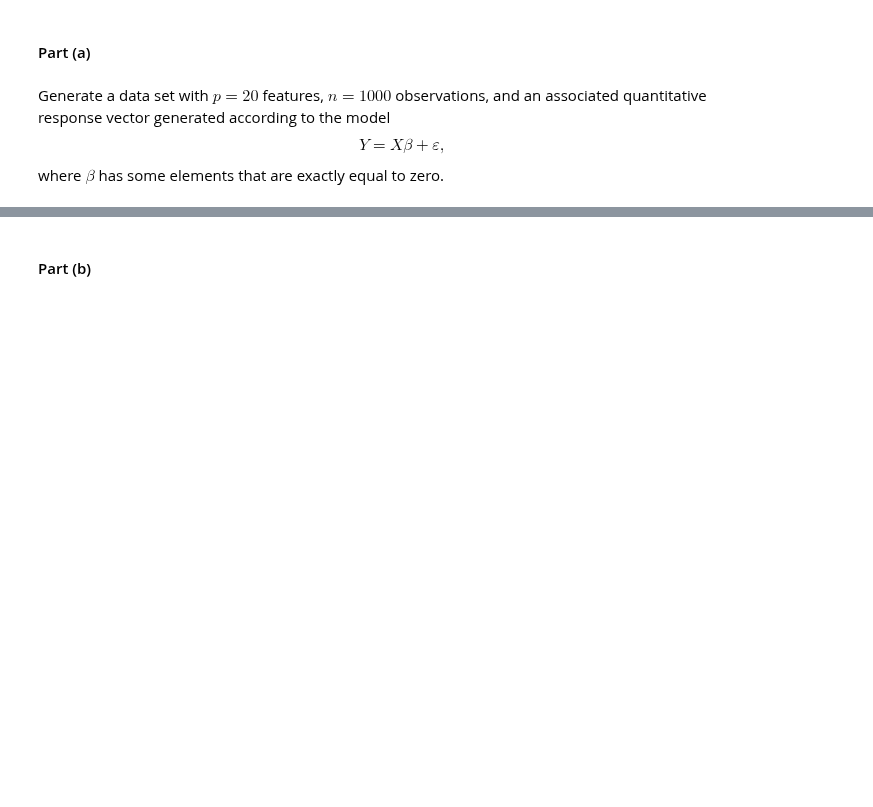
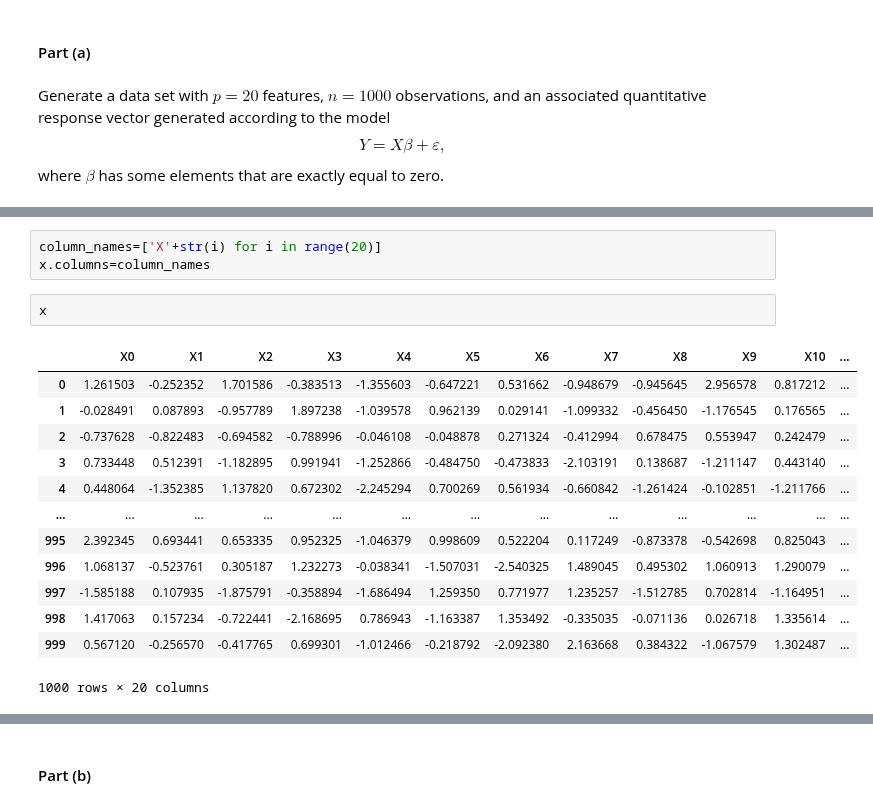
Before and after one commit to kmerkl22/k-s-ISL, a Jupyter notebook: Notebooks/Ch06-ISLexercises.ipynb, the cells around one changed output, grey strips where cells are left out. Drawn from its saved outputs; the diff is of its cells as text; blank space fills up the shorter version.

```diff
--- a/Notebooks/Ch06-ISLexercises.ipynb
+++ b/Notebooks/Ch06-ISLexercises.ipynb
@@ -782,0 +840,19 @@ Generate a data set with $p = 20$ features, $n = 1000$ observations, and an asso
+# %%
+column_names=['X'+str(i) for i in range(20)]
+x.columns=column_names
+# %%
+x
+# %% [output]
+|  | X0 | X1 | X2 | X3 | X4 | X5 | X6 | X7 | X8 | X9 | X10 | ... |
+| 0 | 1.261503 | -0.252352 | 1.701586 | -0.383513 | -1.355603 | -0.647221 | 0.531662 | -0.948679 | -0.945645 | 2.956578 | 0.817212 | ... |
+| 1 | -0.028491 | 0.087893 | -0.957789 | 1.897238 | -1.039578 | 0.962139 | 0.029141 | -1.099332 | -0.456450 | -1.176545 | 0.176565 | ... |
+| 2 | -0.737628 | -0.822483 | -0.694582 | -0.788996 | -0.046108 | -0.048878 | 0.271324 | -0.412994 | 0.678475 | 0.553947 | 0.242479 | ... |
+| 3 | 0.733448 | 0.512391 | -1.182895 | 0.991941 | -1.252866 | -0.484750 | -0.473833 | -2.103191 | 0.138687 | -1.211147 | 0.443140 | ... |
+| 4 | 0.448064 | -1.352385 | 1.137820 | 0.672302 | -2.245294 | 0.700269 | 0.561934 | -0.660842 | -1.261424 | -0.102851 | -1.211766 | ... |
+| ... | ... | ... | ... | ... | ... | ... | ... | ... | ... | ... | ... | ... |
+| 995 | 2.392345 | 0.693441 | 0.653335 | 0.952325 | -1.046379 | 0.998609 | 0.522204 | 0.117249 | -0.873378 | -0.542698 | 0.825043 | ... |
+| 996 | 1.068137 | -0.523761 | 0.305187 | 1.232273 | -0.038341 | -1.507031 | -2.540325 | 1.489045 | 0.495302 | 1.060913 | 1.290079 | ... |
+| 997 | -1.585188 | 0.107935 | -1.875791 | -0.358894 | -1.686494 | 1.259350 | 0.771977 | 1.235257 | -1.512785 | 0.702814 | -1.164951 | ... |
+| 998 | 1.417063 | 0.157234 | -0.722441 | -2.168695 | 0.786943 | -1.163387 | 1.353492 | -0.335035 | -0.071136 | 0.026718 | 1.335614 | ... |
+| 999 | 0.567120 | -0.256570 | -0.417765 | 0.699301 | -1.012466 | -0.218792 | -2.092380 | 2.163668 | 0.384322 | -1.067579 | 1.302487 | ... |
+1000 rows × 20 columns
```
Also changed, not shown: parts of 44 cells of this notebook.
